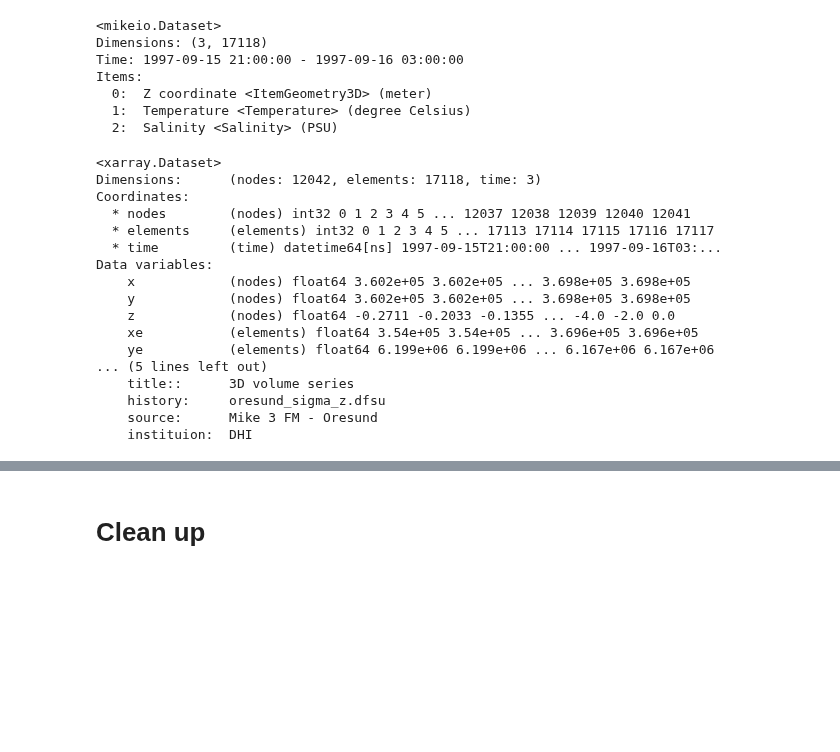
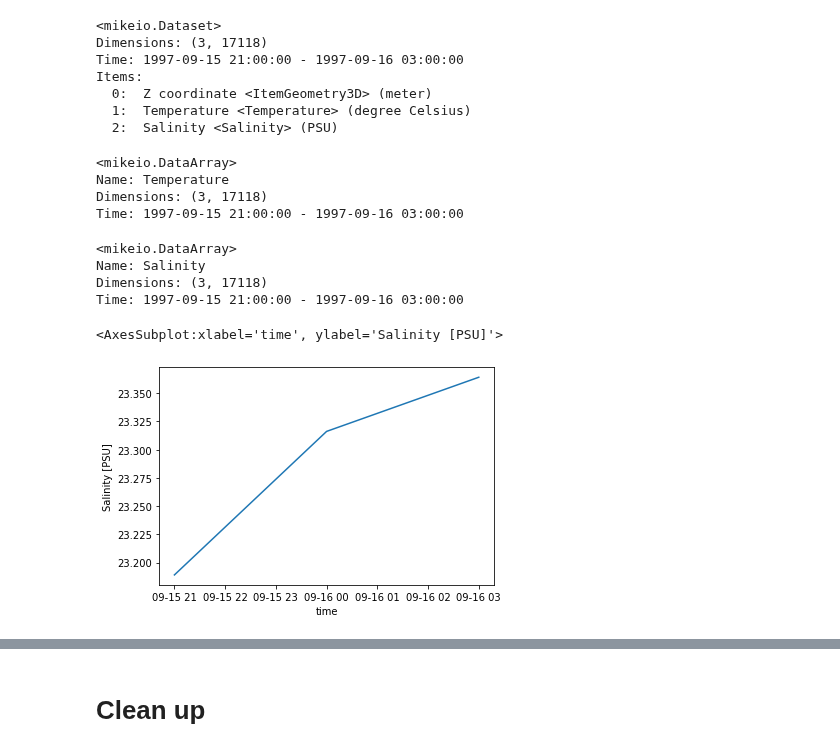
Before and after one commit to DHI/mikeio, a Jupyter notebook: notebooks/Dfsu - Export to netcdf.ipynb, the cells around one changed output, grey strips where cells are left out. Drawn from its saved outputs; the diff is of its cells as text; code cells hidden in the pictures; blank space fills up the shorter version.

Commit message:
Indexing in DataArray returns a new DataArray

```diff
--- a/notebooks/Dfsu - Export to netcdf.ipynb
+++ b/notebooks/Dfsu - Export to netcdf.ipynb
@@ -96,23 +96,22 @@ attributes={'title:' : dfsu._source.FileTitle,
 
 # create an xarray dataset
 xr_ds = xr.Dataset(data_dict, attrs=attributes)
-# %%
-xr_ds
-# %% [output]
-<xarray.Dataset>
-Dimensions:      (nodes: 12042, elements: 17118, time: 3)
-Coordinates:
-  * nodes        (nodes) int32 0 1 2 3 4 5 ... 12037 12038 12039 12040 12041
-  * elements     (elements) int32 0 1 2 3 4 5 ... 17113 17114 17115 17116 17117
-  * time         (time) datetime64[ns] 1997-09-15T21:00:00 ... 1997-09-16T03:...
-Data variables:
-    x            (nodes) float64 3.602e+05 3.602e+05 ... 3.698e+05 3.698e+05
-    y            (nodes) float64 3.602e+05 3.602e+05 ... 3.698e+05 3.698e+05
-    z            (nodes) float64 -0.2711 -0.2033 -0.1355 ... -4.0 -2.0 0.0
-    xe           (elements) float64 3.54e+05 3.54e+05 ... 3.696e+05 3.696e+05
-    ye           (elements) float64 6.199e+06 6.199e+06 ... 6.167e+06 6.167e+06
-... (5 lines left out)
-    title::      3D volume series
-    history:     oresund_sigma_z.dfsu
-    source:      Mike 3 FM - Oresund
-    instituion:  DHI
+# %%
+ds.Temperature
+# %% [output]
+<mikeio.DataArray>
+Name: Temperature
+Dimensions: (3, 17118)
+Time: 1997-09-15 21:00:00 - 1997-09-16 03:00:00
+# %%
+ds.Salinity
+# %% [output]
+<mikeio.DataArray>
+Name: Salinity
+Dimensions: (3, 17118)
+Time: 1997-09-15 21:00:00 - 1997-09-16 03:00:00
+# %%
+ds.Salinity[:,0].plot()
+# %% [output]
+<AxesSubplot:xlabel='time', ylabel='Salinity [PSU]'>
+[figure, added]
```
Also changed, not shown: parts of 1 cell of this notebook, 12 other files.
